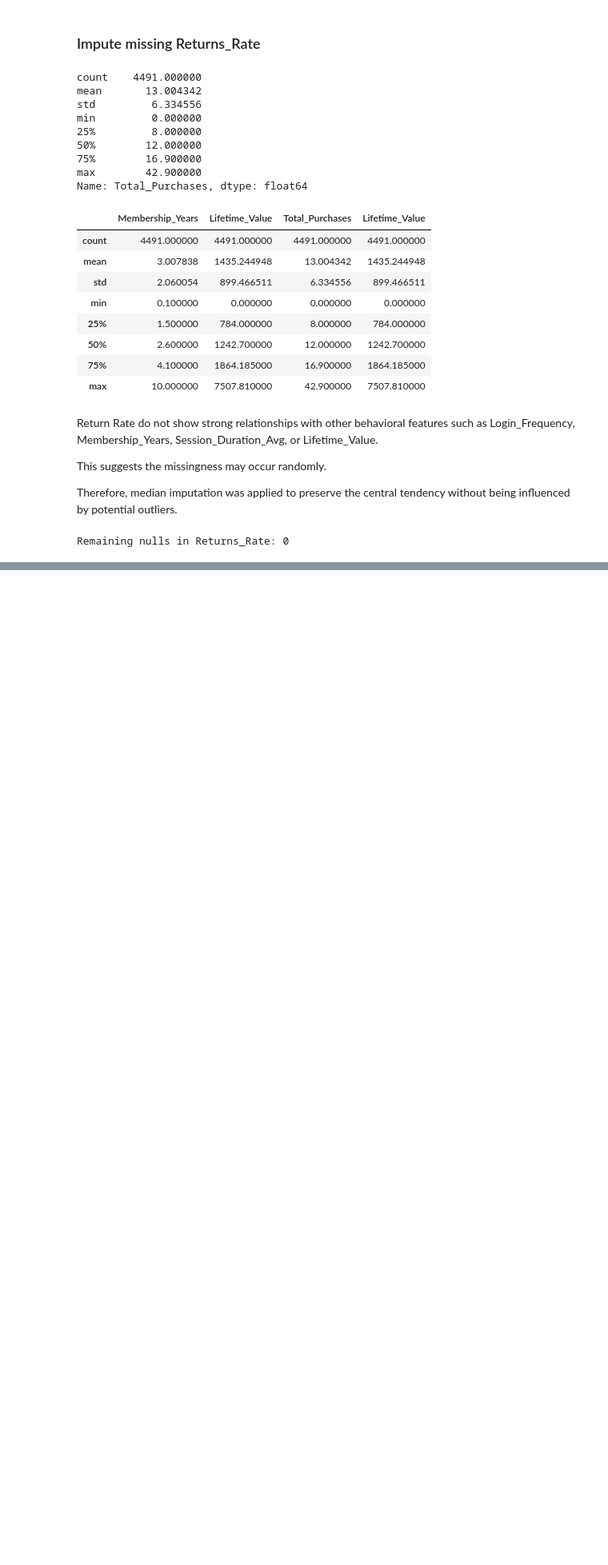
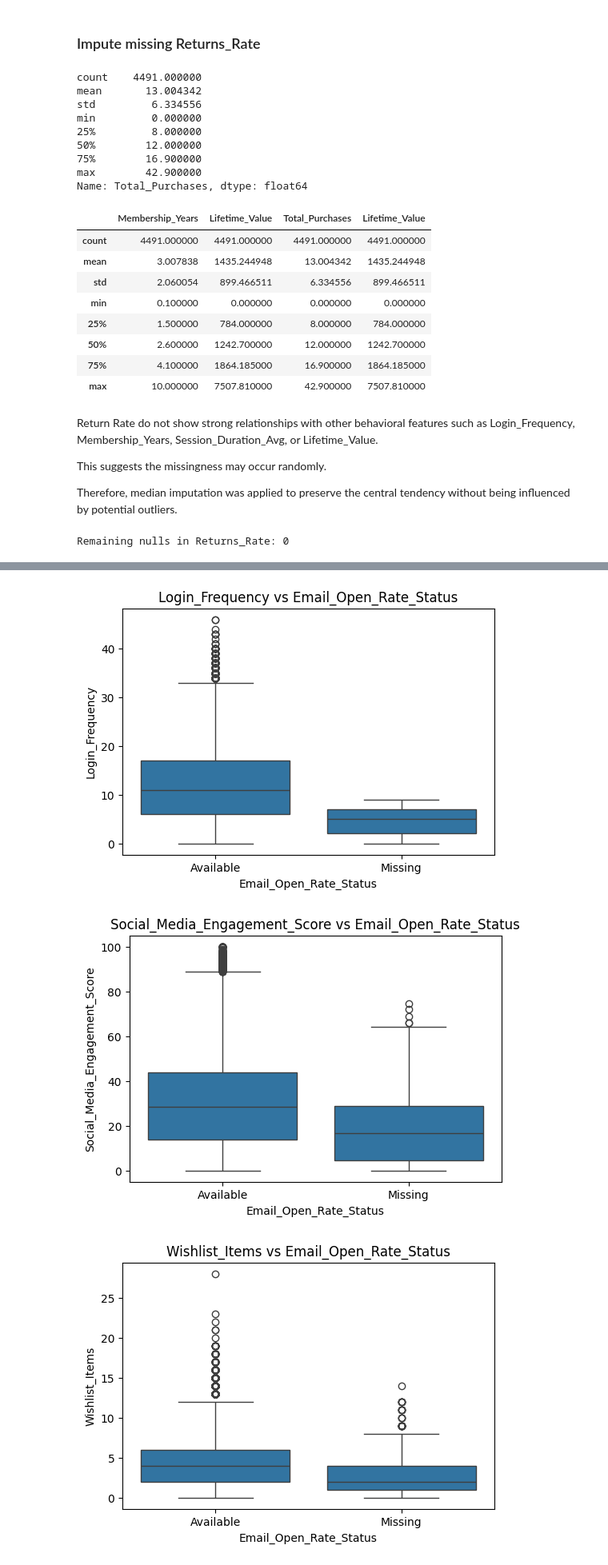
Before and after one commit to ppts2545/Eccommerce-Customer-Behavior-Dataset, a Jupyter notebook: notebooks/01_data_understanding/04_data_quality.ipynb, the cells around one changed output, grey strips where cells are left out. Shown at 80% size. Saved outputs shown, nothing was run; the diff lists cells and outputs as text; code cells hidden in the pictures; blank space fills up the shorter version.

Commit message:
finish data quality on notebook

```diff
--- a/notebooks/01_data_understanding/04_data_quality.ipynb
+++ b/notebooks/01_data_understanding/04_data_quality.ipynb
@@ -566,5 +555,15 @@ df["Days_Since_Last_Purchase"] = df["Days_Since_Last_Purchase"].fillna(
 # %% [markdown]
 ### Impute missing Discount_Usage_Rate
 # %%
-df[df["Discount_Usage_Rate"].isna()]["Total_Purchases"].describe()
+# Business rule: Total_Purchases cannot be negative
+neg_total_purchases = (df["Total_Purchases"] < 0).sum()
+df.loc[df["Total_Purchases"] < 0, "Total_Purchases"] = np.nan
+print("Fixed negative Total_Purchases:", neg_total_purchases)
+print("Min Total_Purchases after fix:", df["Total_Purchases"].min())
+
+# Keep a fixed mask BEFORE Discount_Usage_Rate imputation so analysis is reproducible
+discount_missing_mask = df["Discount_Usage_Rate"].isna()
+print("Missing Discount_Usage_Rate:", discount_missing_mask.sum())
+
+df.loc[discount_missing_mask, "Total_Purchases"].describe()
 # %% [output]
@@ -666,0 +685,32 @@ Remaining nulls in Returns_Rate: 0
+# %%
+df["Email_Open_Rate_Status"] = df["Email_Open_Rate"].isna().map({
+    True: "Missing",
+    False: "Available"
+})
+# %%
+features = [
+    "Login_Frequency",
+    "Social_Media_Engagement_Score",
+    "Wishlist_Items",
+    "Days_Since_Last_Purchase",
+    "Mobile_App_Usage",
+    "Lifetime_Value"
+]
+
+for col in features:
+
+    plt.figure(figsize=(6,4))
+
+    sns.boxplot(
+        x="Email_Open_Rate_Status",
+        y=col,
+        data=df
+    )
+
+    plt.title(f"{col} vs Email_Open_Rate_Status")
+
+    plt.show()
+# %% [output]
+[figure, added]
+[figure, added]
+[figure, added]
```
Also changed, not shown: parts of 28 cells of this notebook.
